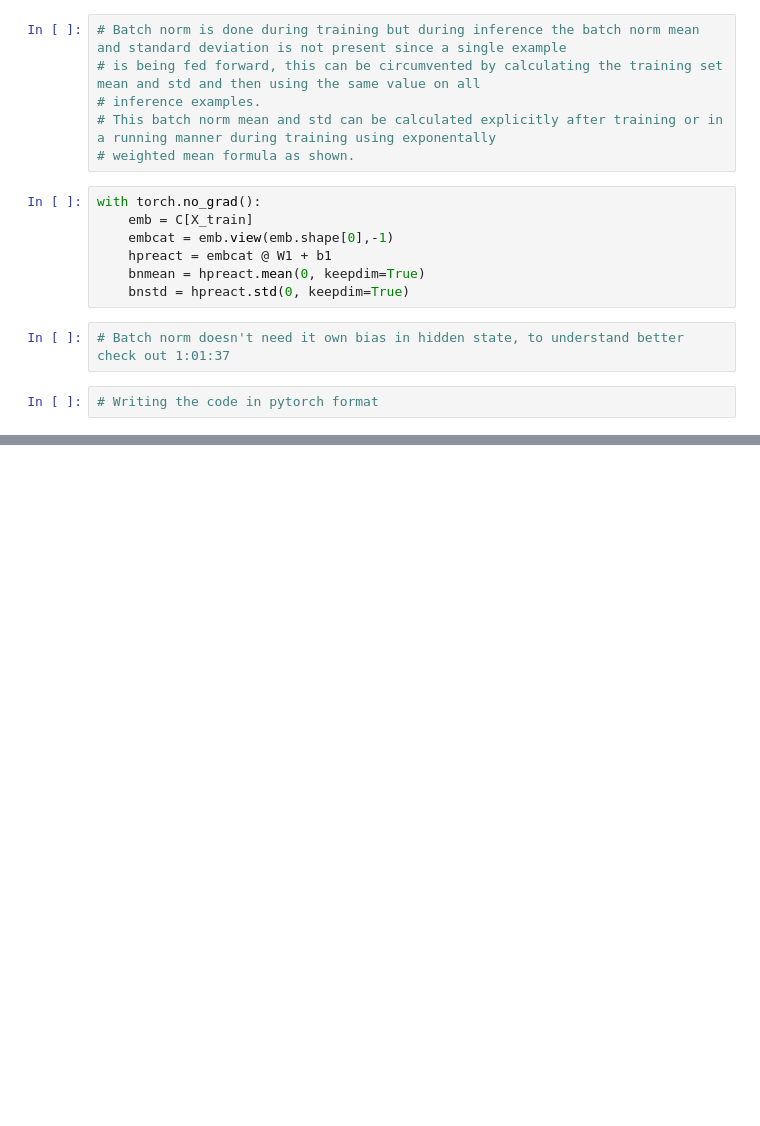
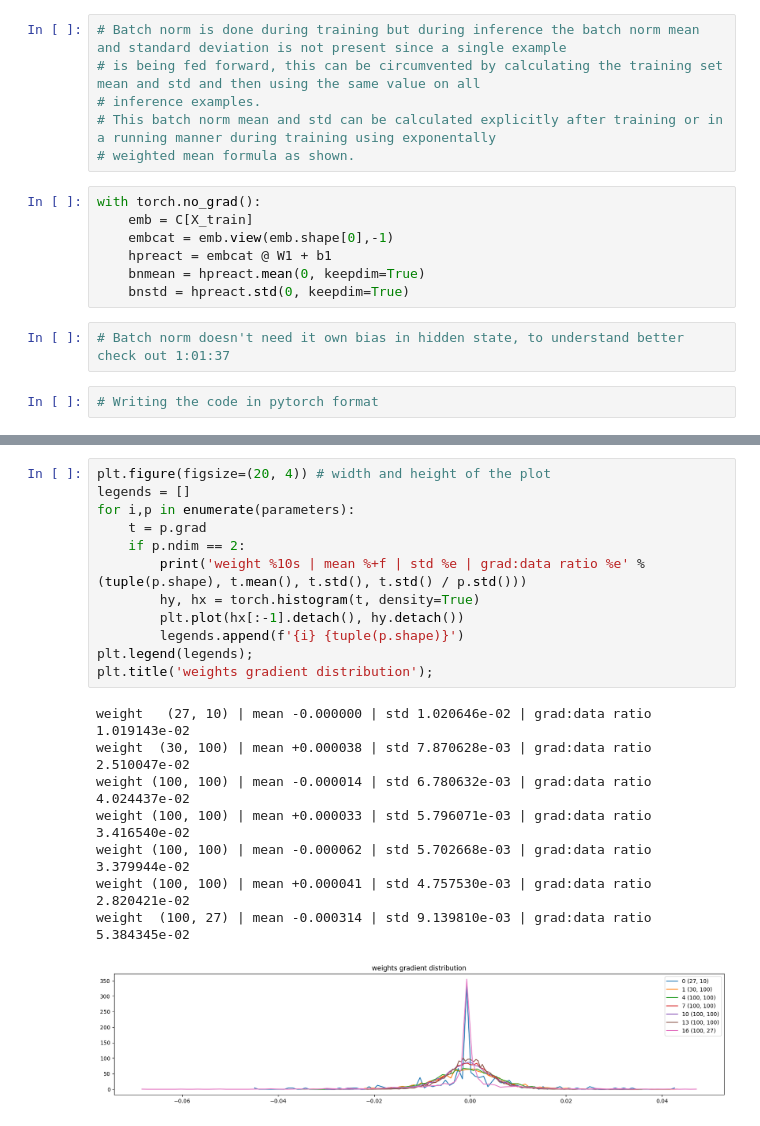
Before and after one commit to nihal-DS/Karpathy_Lectures, a Jupyter notebook: makemore3.ipynb, the cells around one changed output, grey strips where cells are left out. Drawn from its saved outputs; the diff is of its cells as text; blank space fills up the shorter version.

```diff
--- a/makemore3.ipynb
+++ b/makemore3.ipynb
@@ -403,0 +446,21 @@ TypeError: unsupported operand type(s) for *: 'float' and 'NoneType'
+# %%
+plt.figure(figsize=(20, 4)) # width and height of the plot
+legends = []
+for i,p in enumerate(parameters):
+    t = p.grad
+    if p.ndim == 2:
+        print('weight %10s | mean %+f | std %e | grad:data ratio %e' % (tuple(p.shape), t.mean(), t.std(), t.std() / p.std()))
+        hy, hx = torch.histogram(t, density=True)
+        plt.plot(hx[:-1].detach(), hy.detach())
+        legends.append(f'{i} {tuple(p.shape)}')
+plt.legend(legends);
+plt.title('weights gradient distribution');
+# %% [output]
+weight   (27, 10) | mean -0.000000 | std 1.020646e-02 | grad:data ratio 1.019143e-02
+weight  (30, 100) | mean +0.000038 | std 7.870628e-03 | grad:data ratio 2.510047e-02
+weight (100, 100) | mean -0.000014 | std 6.780632e-03 | grad:data ratio 4.024437e-02
+weight (100, 100) | mean +0.000033 | std 5.796071e-03 | grad:data ratio 3.416540e-02
+weight (100, 100) | mean -0.000062 | std 5.702668e-03 | grad:data ratio 3.379944e-02
+weight (100, 100) | mean +0.000041 | std 4.757530e-03 | grad:data ratio 2.820421e-02
+weight  (100, 27) | mean -0.000314 | std 9.139810e-03 | grad:data ratio 5.384345e-02
+[figure, added]
```
Also changed, not shown: parts of 6 cells of this notebook.
